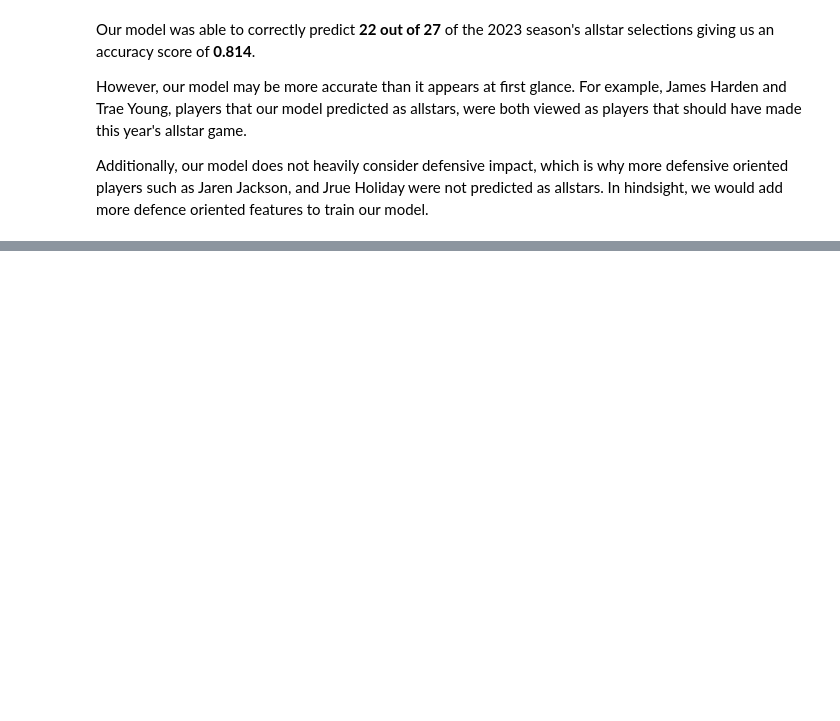
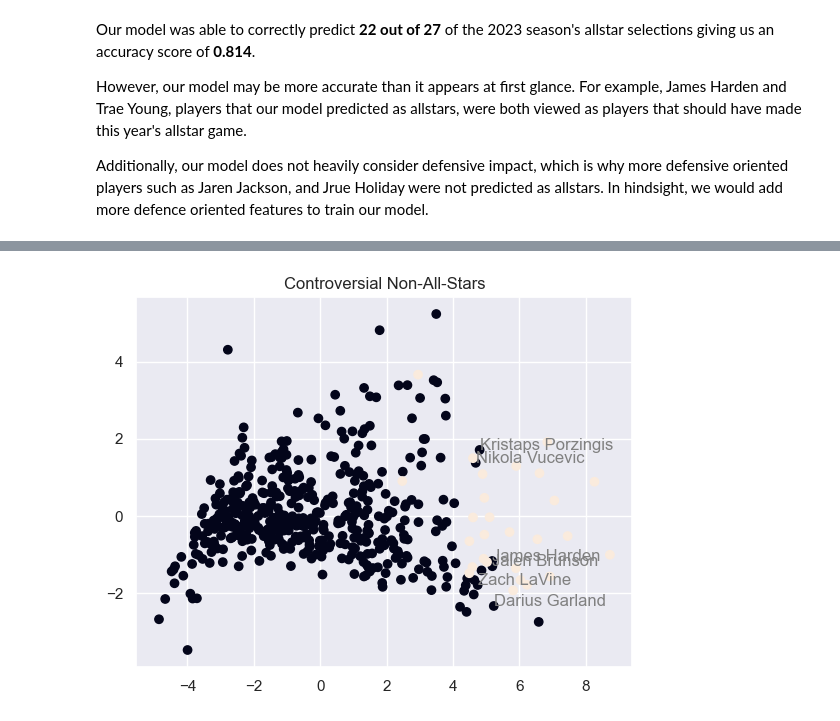
Before and after one commit to hln33/NBA-Allstar-Classifier, a Jupyter notebook: 08-model-predict.ipynb, the cells around one changed output, grey strips where cells are left out. Saved outputs shown, nothing was run; the diff lists cells and outputs as text; code cells hidden in the pictures; blank space fills up the shorter version.

Commit message:
perform PCA analysis on 2023 players

```diff
--- a/08-model-predict.ipynb
+++ b/08-model-predict.ipynb
@@ -159,0 +237,11 @@ In hindsight, we would add more defence oriented features to train our model.
+# %%
+controversial_non_all_stars = [86, 193, 182, 277, 343, 457] # visually extracted from plot above
+
+plt.scatter(X_pca[:, 0], X_pca[:, 1], c=szn23['AS']);
+plt.title('Controversial Non-All-Stars')
+for i, (x, y) in enumerate(zip(X_pca[:, 0], X_pca[:, 1])):
+    if i in controversial_non_all_stars:
+        player_name = szn23.iloc[i]['PLAYER_NAME']
+        plt.text(x, y, player_name, color='grey')
+# %% [output]
+[figure, added]
```
Also changed, not shown: parts of 19 cells of this notebook.
